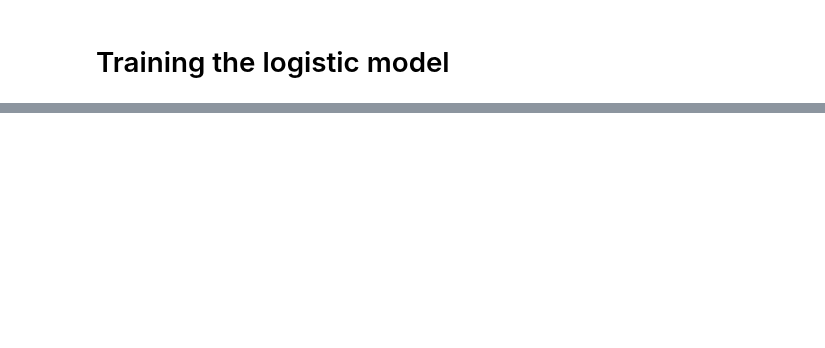
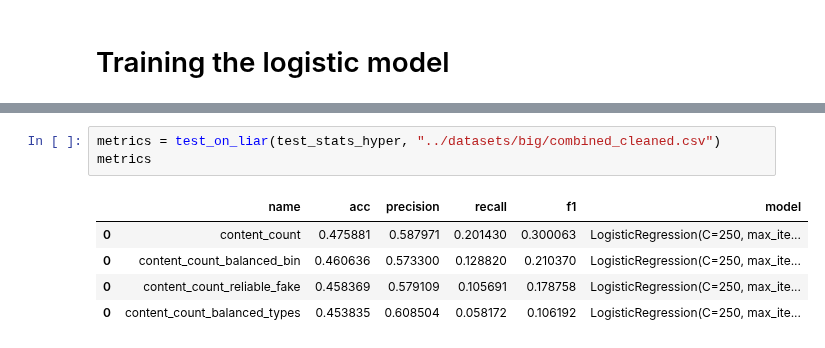
Before and after one commit to henrikdchristensen/DIKU-DS-Exam-FakeNewsDetection, a Jupyter notebook: src/Logistic_model.ipynb, the cells around one changed output, grey strips where cells are left out. Drawn from its saved outputs; the diff is of its cells as text; blank space fills up the shorter version.

```diff
--- a/src/Logistic_model.ipynb
+++ b/src/Logistic_model.ipynb
@@ -326,0 +259,9 @@ class Test_statistic():
+# %%
+metrics = test_on_liar(test_stats_hyper, "../datasets/big/combined_cleaned.csv")
+metrics
+# %% [output]
+|  | name | acc | precision | recall | f1 | model |
+| 0 | content_count | 0.475881 | 0.587971 | 0.201430 | 0.300063 | LogisticRegression(C=250, max_ite... |
+| 0 | content_count_balanced_bin | 0.460636 | 0.573300 | 0.128820 | 0.210370 | LogisticRegression(C=250, max_ite... |
+| 0 | content_count_reliable_fake | 0.458369 | 0.579109 | 0.105691 | 0.178758 | LogisticRegression(C=250, max_ite... |
+| 0 | content_count_balanced_types | 0.453835 | 0.608504 | 0.058172 | 0.106192 | LogisticRegression(C=250, max_ite... |
```
Also changed, not shown: parts of 44 cells of this notebook, 2 other files.
